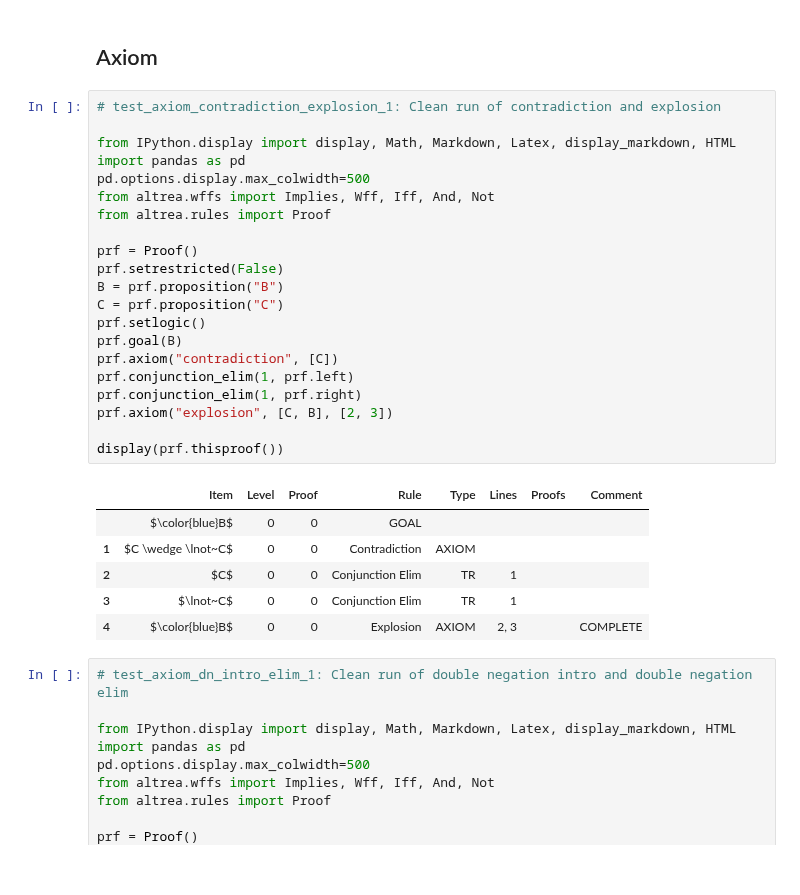
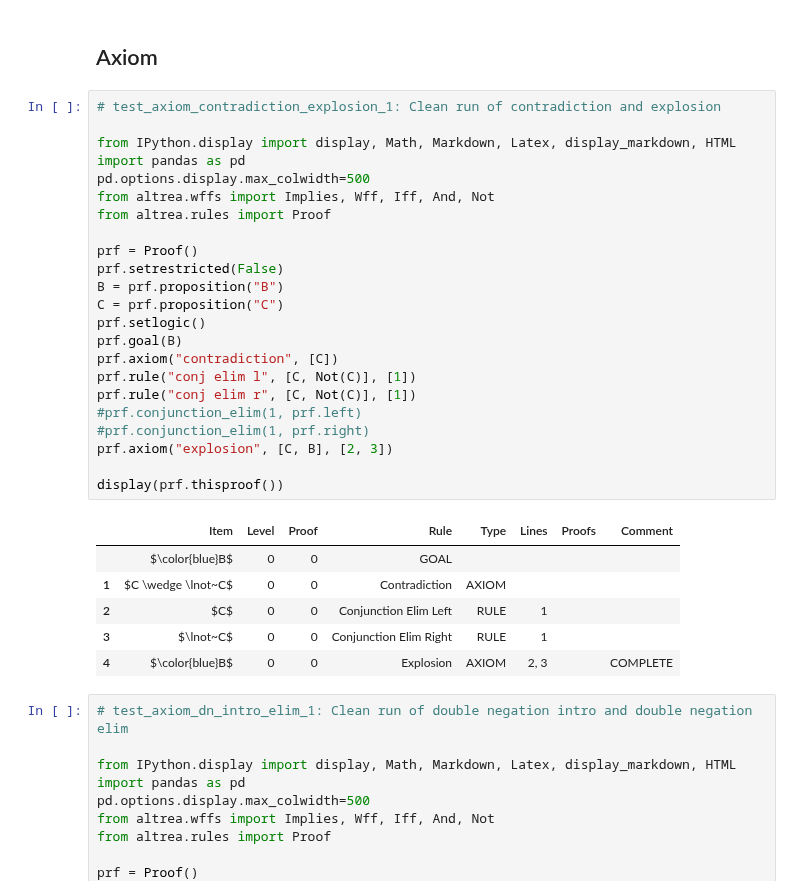
Before and after one commit to FrankHubeny/AltRea, a Jupyter notebook: rules_testcases.ipynb, the cells around one changed output. Drawn from its saved outputs; the diff is of its cells as text.

```diff
--- a/rules_testcases.ipynb
+++ b/rules_testcases.ipynb
@@ -156,30 +156,32 @@ display(prf.thisproof())
 # %%
 # test_axiom_contradiction_explosion_1: Clean run of contradiction and explosion
 
 from IPython.display import display, Math, Markdown, Latex, display_markdown, HTML
 import pandas as pd
 pd.options.display.max_colwidth=500
 from altrea.wffs import Implies, Wff, Iff, And, Not
 from altrea.rules import Proof
 
 prf = Proof()
 prf.setrestricted(False)
 B = prf.proposition("B")
 C = prf.proposition("C")
 prf.setlogic()
 prf.goal(B)
 prf.axiom("contradiction", [C])
-prf.conjunction_elim(1, prf.left)
-prf.conjunction_elim(1, prf.right)
+prf.rule("conj elim l", [C, Not(C)], [1])
+prf.rule("conj elim r", [C, Not(C)], [1])
+#prf.conjunction_elim(1, prf.left)
+#prf.conjunction_elim(1, prf.right)
 prf.axiom("explosion", [C, B], [2, 3])
 
 display(prf.thisproof())
 # %% [output]
 |  | Item | Level | Proof | Rule | Type | Lines | Proofs | Comment |
 |  | $\color{blue}B$ | 0 | 0 | GOAL |  |  |  |  |
 | 1 | $C \wedge \lnot~C$ | 0 | 0 | Contradiction | AXIOM |  |  |  |
-| 2 | $C$ | 0 | 0 | Conjunction Elim | TR | 1 |  |  |
-| 3 | $\lnot~C$ | 0 | 0 | Conjunction Elim | TR | 1 |  |  |
+| 2 | $C$ | 0 | 0 | Conjunction Elim Left | RULE | 1 |  |  |
+| 3 | $\lnot~C$ | 0 | 0 | Conjunction Elim Right | RULE | 1 |  |  |
 | 4 | $\color{blue}B$ | 0 | 0 | Explosion | AXIOM | 2, 3 |  | COMPLETE |
 # %%
 # test_axiom_dn_intro_elim_1: Clean run of double negation intro and double negation elim
```
Also changed, not shown: parts of 131 cells of this notebook, 19 other files.
